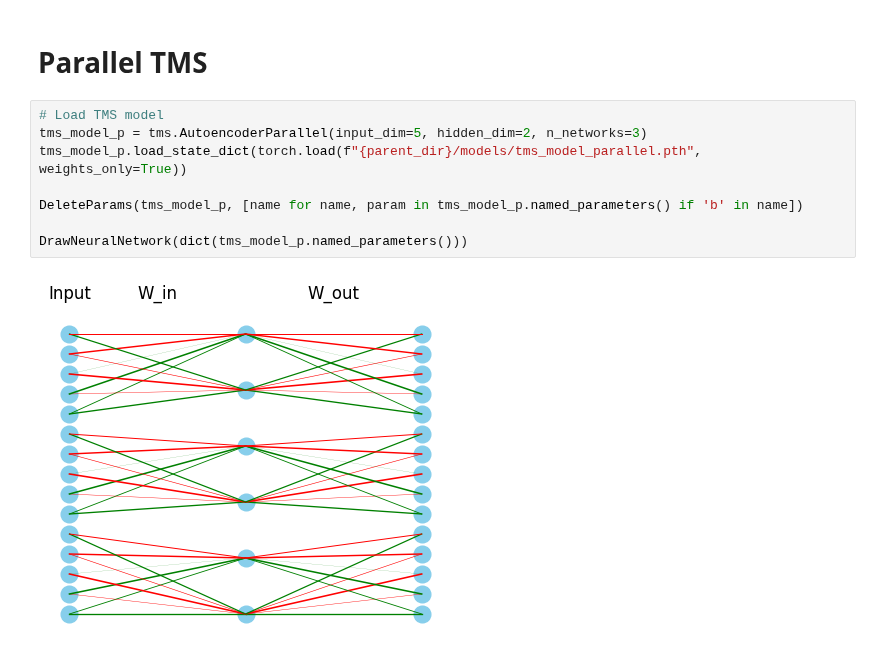
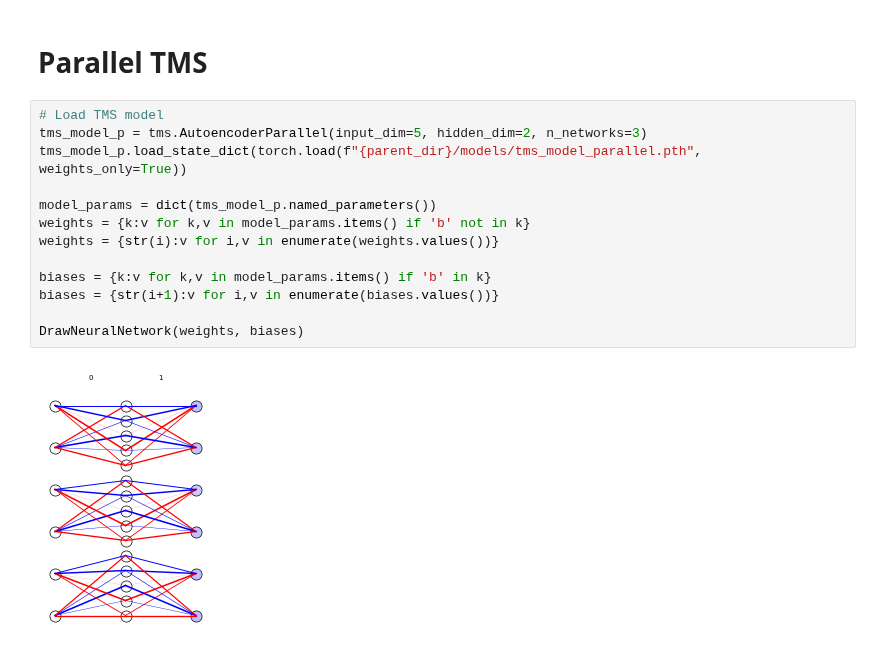
Before and after one commit to briannachrisman/eigenestimation, a Jupyter notebook: notebooks/tms.ipynb, the cells around one changed output. Cells and saved outputs as stored; diff of their text form.

Commit message:
updating to use wandb, low rank, include biases

```diff
--- a/notebooks/tms.ipynb
+++ b/notebooks/tms.ipynb
@@ -77,13 +75,18 @@ plt.show()
 # %%
 # Load TMS model
 tms_model_p = tms.AutoencoderParallel(input_dim=5, hidden_dim=2, n_networks=3)
 tms_model_p.load_state_dict(torch.load(f"{parent_dir}/models/tms_model_parallel.pth", weights_only=True))
 
-DeleteParams(tms_model_p, [name for name, param in tms_model_p.named_parameters() if 'b' in name])
+model_params = dict(tms_model_p.named_parameters())
+weights = {k:v for k,v in model_params.items() if 'b' not in k}
+weights = {str(i):v for i,v in enumerate(weights.values())}
 
-DrawNeuralNetwork(dict(tms_model_p.named_parameters()))
+biases = {k:v for k,v in model_params.items() if 'b' in k}
+biases = {str(i+1):v for i,v in enumerate(biases.values())}
+
+DrawNeuralNetwork(weights, biases)
 # %% [output]
-[figure, old version]
+[figure, new version]
 # %%
 def model0(y):
     return torch.zeros_like(y)
```
Also changed, not shown: parts of 7 cells of this notebook, 14 other files.
